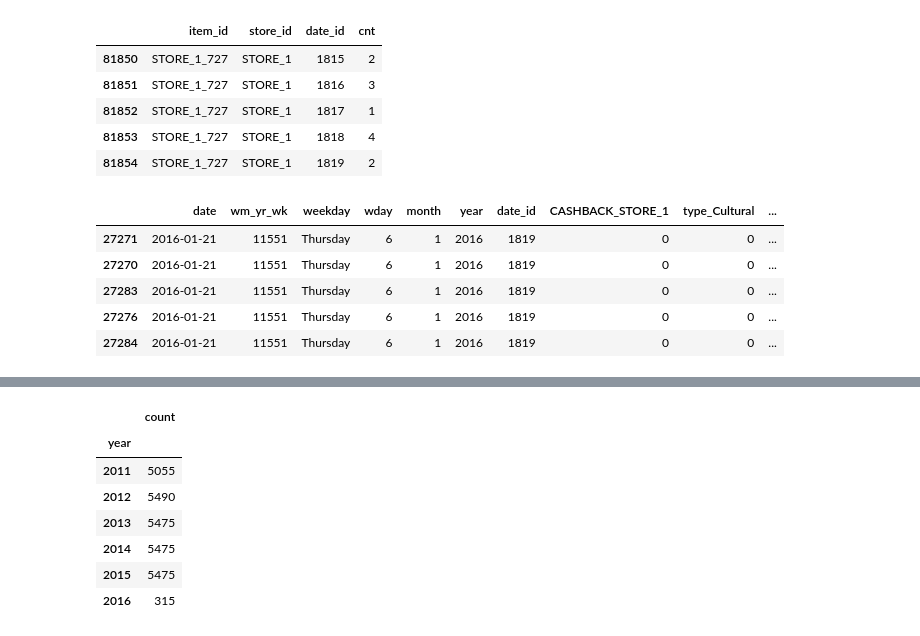
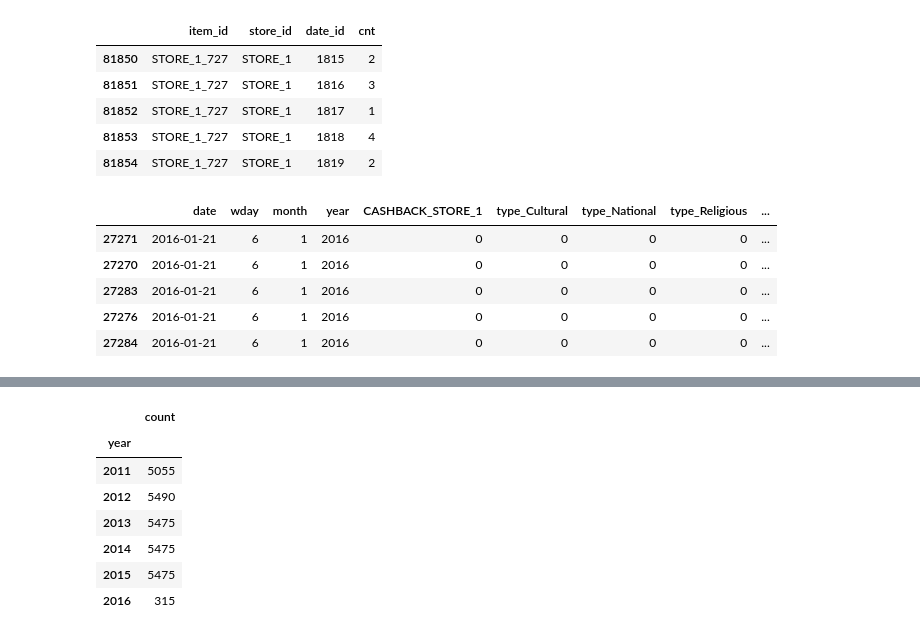
Before and after one commit to qw1zzard/itmo_timeseries, a Jupyter notebook: notebooks/data_analysis.ipynb, the cells around one changed output, grey strips where cells are left out. Cells and saved outputs as stored; diff of their text form; code cells hidden in the pictures.

```diff
--- a/notebooks/data_analysis.ipynb
+++ b/notebooks/data_analysis.ipynb
@@ -2,7 +2,11 @@
 import matplotlib.pyplot as plt
 import pandas as pd
 import seaborn as sns
+from scipy.stats import zscore
 from statsmodels.graphics.tsaplots import plot_pacf
+from statsmodels.tsa.seasonal import STL
 
 sns.set_theme()
+
+STORE_ID = 'STORE_1'
 # %% [markdown]
@@ -102,8 +106,8 @@ dates.tail()
 - sell_price: цена товара для данной недели/магазина за неделю
 # %%
 prices = pd.read_csv('../data/shop_sales_prices.csv')
-prices = prices[prices['store_id'] == 'STORE_1']
-prices.tail()  # средняя стоимость единиц товаров в неделю
+prices = prices[prices['store_id'] == STORE_ID]
+prices.tail()  # средняя стоимость товаров еженедельно
 # %% [output]
 |  | store_id | item_id | wm_yr_wk | sell_price |
 | 11136 | STORE_1 | STORE_1_584 | 11551 | 1.00 |
@@ -143,7 +147,7 @@ prices['item_id'].value_counts().to_frame()  # у одного товара ме
 - cnt: количество единиц, проданных в день i
 # %%
 sales = pd.read_csv('../data/shop_sales.csv')
-sales = sales[sales['store_id'] == 'STORE_1']
+sales = sales[sales['store_id'] == STORE_ID]
 sales.tail()  # количество продаж артикулов
 # %% [output]
 |  | item_id | store_id | date_id | cnt |
@@ -155,14 +159,15 @@ sales.tail()  # количество продаж артикулов
 # %%
 df = (
     dates.merge(sales, on='date_id')
     .merge(prices, on=['item_id', 'store_id', 'wm_yr_wk'], how='left')
     .sort_values(by='date')
 )
+df = df.drop(columns=['wm_yr_wk', 'weekday', 'store_id', 'date_id'])
 df.tail()
 # %% [output]
-|  | date | wm_yr_wk | weekday | wday | month | year | date_id | CASHBACK_STORE_1 | type_Cultural | ... |
-| 27271 | 2016-01-21 | 11551 | Thursday | 6 | 1 | 2016 | 1819 | 0 | 0 | ... |
-| 27270 | 2016-01-21 | 11551 | Thursday | 6 | 1 | 2016 | 1819 | 0 | 0 | ... |
-| 27283 | 2016-01-21 | 11551 | Thursday | 6 | 1 | 2016 | 1819 | 0 | 0 | ... |
-| 27276 | 2016-01-21 | 11551 | Thursday | 6 | 1 | 2016 | 1819 | 0 | 0 | ... |
-| 27284 | 2016-01-21 | 11551 | Thursday | 6 | 1 | 2016 | 1819 | 0 | 0 | ... |
+|  | date | wday | month | year | CASHBACK_STORE_1 | type_Cultural | type_National | type_Religious | ... |
+| 27271 | 2016-01-21 | 6 | 1 | 2016 | 0 | 0 | 0 | 0 | ... |
+| 27270 | 2016-01-21 | 6 | 1 | 2016 | 0 | 0 | 0 | 0 | ... |
+| 27283 | 2016-01-21 | 6 | 1 | 2016 | 0 | 0 | 0 | 0 | ... |
+| 27276 | 2016-01-21 | 6 | 1 | 2016 | 0 | 0 | 0 | 0 | ... |
+| 27284 | 2016-01-21 | 6 | 1 | 2016 | 0 | 0 | 0 | 0 | ... |
```
Also changed, not shown: parts of 21 cells of this notebook, 1 other file.
